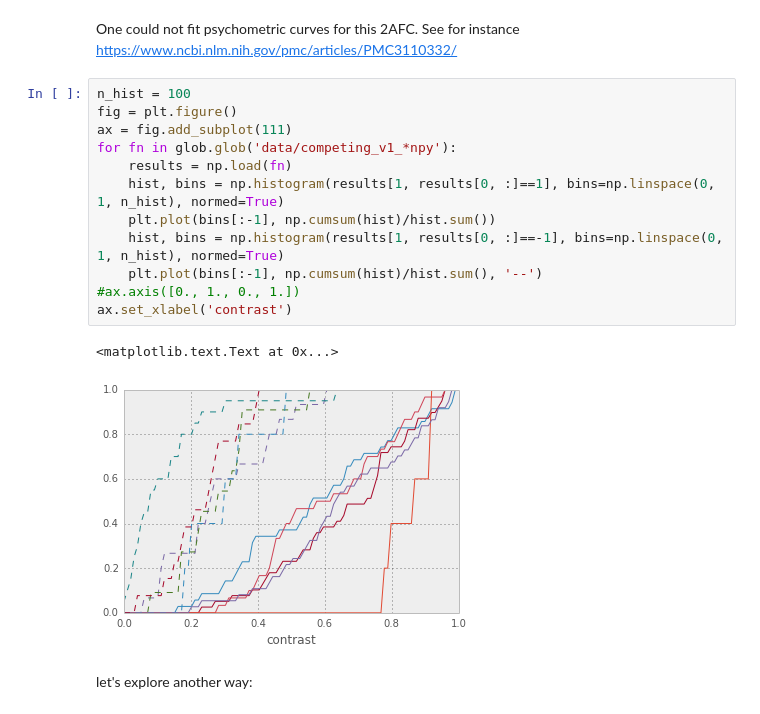
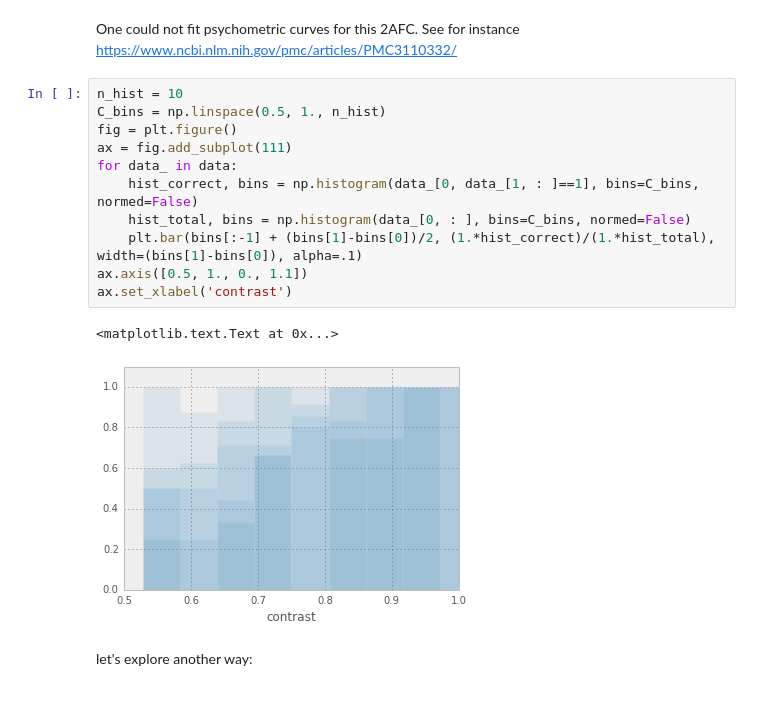
Before and after one commit to NeuralEnsemble/motionclouds_website, a Jupyter notebook: psychopy_competing.ipynb, the cells around one changed output. Cells and saved outputs as stored; diff of their text form.

```diff
--- a/psychopy_competing.ipynb
+++ b/psychopy_competing.ipynb
@@ -60,20 +81,19 @@ _ = ax2.set_ylabel('incorrect')
 # %% [markdown]
 One could not fit psychometric curves for this 2AFC. See for instance https://www.ncbi.nlm.nih.gov/pmc/articles/PMC3110332/
 # %%
-n_hist = 100
+n_hist = 10
+C_bins = np.linspace(0.5, 1., n_hist)
 fig = plt.figure()
 ax = fig.add_subplot(111)
-for fn in glob.glob('data/competing_v1_*npy'):
-    results = np.load(fn)
-    hist, bins = np.histogram(results[1, results[0, :]==1], bins=np.linspace(0, 1, n_hist), normed=True)
-    plt.plot(bins[:-1], np.cumsum(hist)/hist.sum())
-    hist, bins = np.histogram(results[1, results[0, :]==-1], bins=np.linspace(0, 1, n_hist), normed=True)
-    plt.plot(bins[:-1], np.cumsum(hist)/hist.sum(), '--')
-#ax.axis([0., 1., 0., 1.])
+for data_ in data:
+    hist_correct, bins = np.histogram(data_[0, data_[1, : ]==1], bins=C_bins, normed=False)
+    hist_total, bins = np.histogram(data_[0, : ], bins=C_bins, normed=False)
+    plt.bar(bins[:-1] + (bins[1]-bins[0])/2, (1.*hist_correct)/(1.*hist_total), width=(bins[1]-bins[0]), alpha=.1)
+ax.axis([0.5, 1., 0., 1.1])
 ax.set_xlabel('contrast')
 # %% [output]
 <matplotlib.text.Text at 0x...>
-[figure, old version]
+[figure, new version]
 # %% [markdown]
 let's explore another way:
 # %%
```
Also changed, not shown: parts of 14 cells of this notebook.
